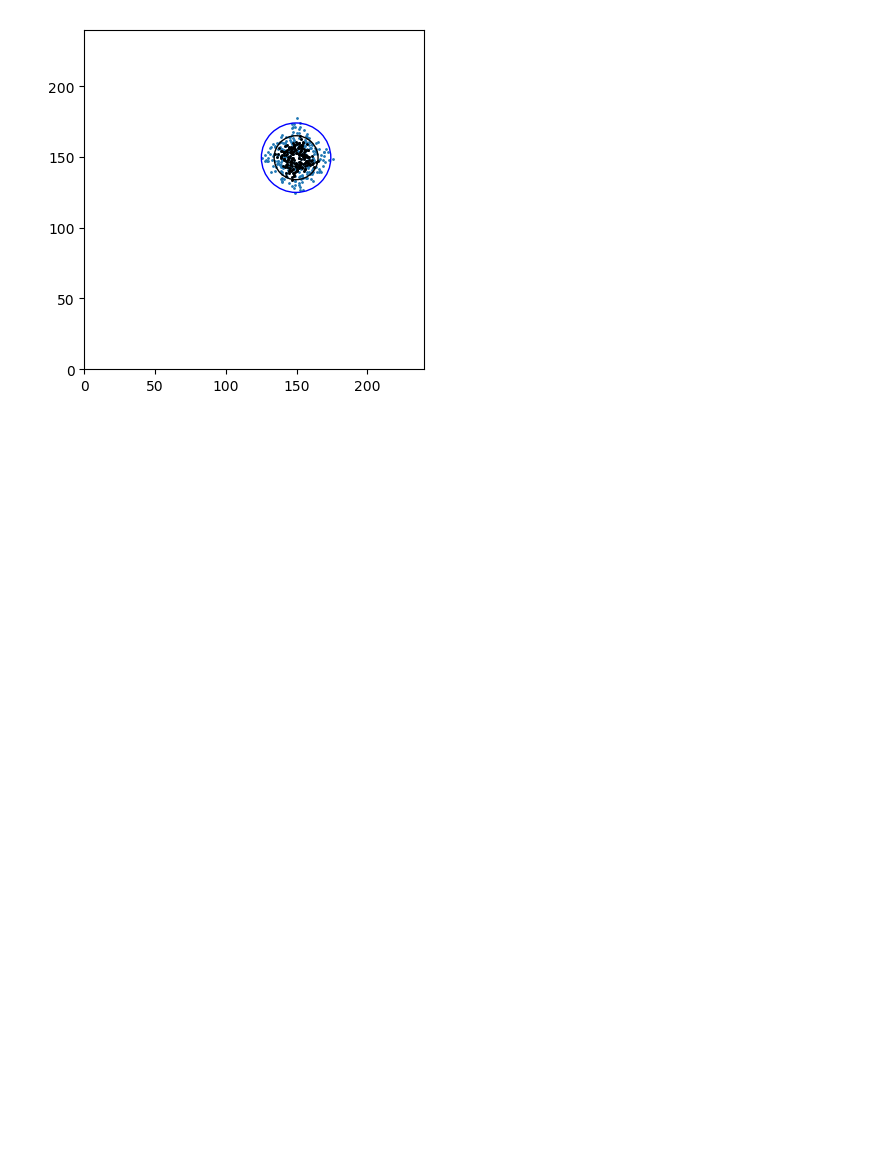
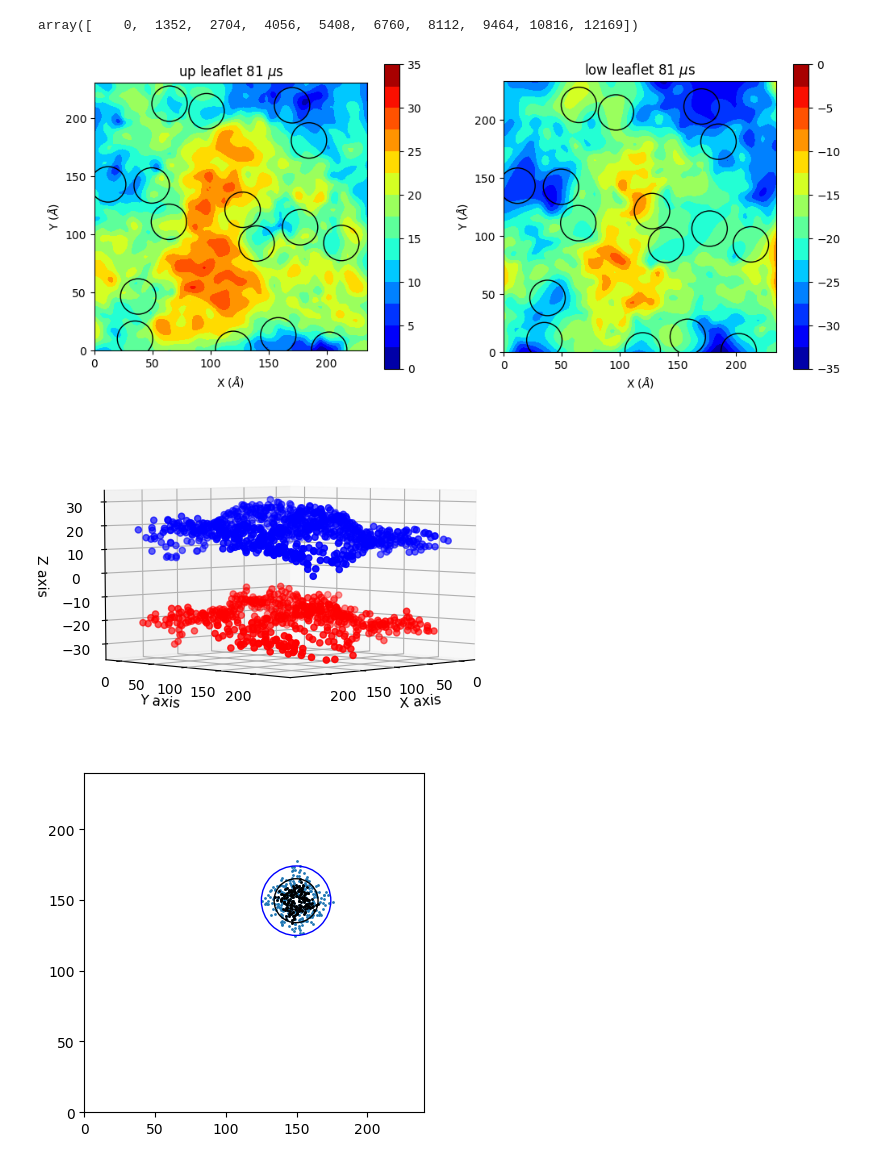
Before and after one commit to xiaodongpang23/M2CD-CG, a Jupyter notebook: 02Plot_Curvature.ipynb, the cells around one changed output. Saved outputs shown, nothing was run; the diff lists cells and outputs as text; code cells hidden in the pictures; blank space fills up the shorter version.

Commit message:
Add interact to display figures

```diff
--- a/02Plot_Curvature.ipynb
+++ b/02Plot_Curvature.ipynb
@@ -178,5 +184,8 @@ plot_curvature(4056)
 # %%
 frameSet = np.linspace(0,12169,10, dtype=int)
+frameSet
+# %% [output]
+array([    0,  1352,  2704,  4056,  5408,  6760,  8112,  9464, 10816, 12169])
 # %%
 for frame in frameSet:
     plot_curvature_savepng(frame)
@@ -185,3 +192,9 @@ for frame in frameSet:
+# %%
+from ipywidgets import FloatSlider
+interact(plot_curvature, frame=FloatSlider(min=0, max=10816, step=1352, continuous_update=False));
+# %% [output]
+[figure, added]
+[figure, added]
 # %%
 M2file = 'DAT/M20allxyzf0.dat'
 xm2, ym2, zm2 = Read_XYZ(M2file)
```
Also changed, not shown: parts of 6 cells of this notebook.
